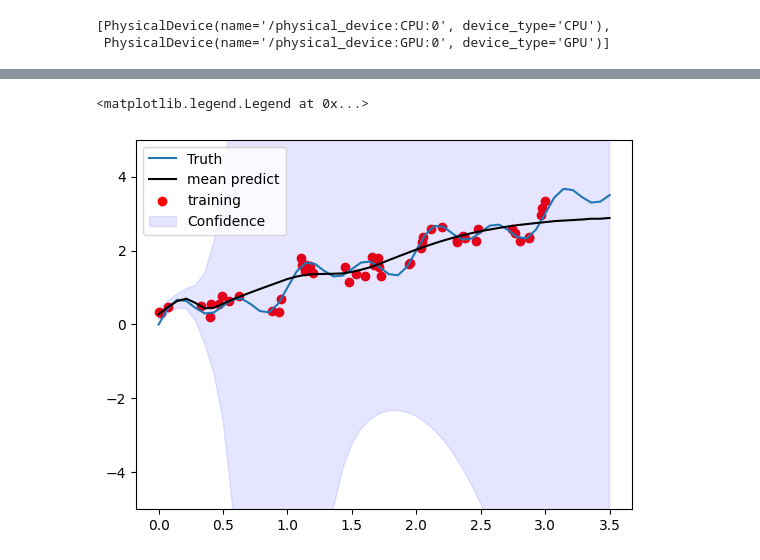
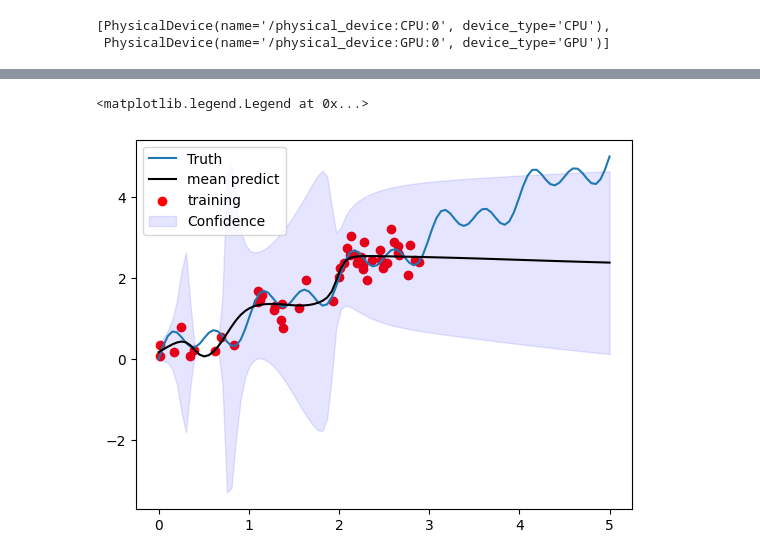
Before and after one commit to csml-beach/DNN-UQ-Code, a Jupyter notebook: 1D_Regression_DNN_UQ_Example.ipynb, the cells around one changed output, grey strips where cells are left out. Drawn from its saved outputs; the diff is of its cells as text; code cells hidden in the pictures.

```diff
--- a/1D_Regression_DNN_UQ_Example.ipynb
+++ b/1D_Regression_DNN_UQ_Example.ipynb
@@ -117,11 +127,13 @@ class MyCustomLoss(tf.keras.losses.Loss):
 # %%
 # Create the model
 model = FeedForwardNN(input_dim, hidden_dim, output_dim)
-model = BDeepONet(input_dim, hidden_dim, output_dim)
+# model = BDeepONet(input_dim, hidden_dim, output_dim)
 
 # Compile the model
 model.compile(optimizer=tf.keras.optimizers.legacy.Adam(learning_rate),
               loss=MyCustomLoss())
+# %%
+model.loss.loss_balance_param =20
 # %%
 model.loss(y_train, model(x_train))
 # %% [output]
@@ -129,6 +141,6 @@ model.loss(y_train, model(x_train))
 # %%
-model.optimizer.learning_rate = 0.005
-epochs = 2000
+model.optimizer.learning_rate = 0.001
+epochs = 1000
 batch_size = 64
 # %%
 # Train the model
@@ -141,28 +153,27 @@ plt.plot(hist.history['loss'])
 # %%
 # def test_model(model, numSamples = 1000):
-numSamples = 50
+numSamples = 100
 
 pi    = np.pi
-X     = tf.cast(np.linspace(start=0, stop=3.5, num=numSamples), dtype='float32')
-Y     = X + 0.3*(tf.math.sin(2*pi*X) + tf.sin(4*pi*X));
+X     = tf.cast(np.linspace(start=0, stop=5, num=numSamples), dtype='float32')
+Y     = f(X)
 X     = tf.reshape(X, (numSamples, input_dim))
 out   = model(X)
 y_pred, log_sigma = tf.unstack(out)
 # %%
 sig = tf.exp(log_sigma)
 fig, ax = plt.subplots()
 ax.plot(X,Y, label = 'Truth')
 ax.plot(X, y_pred, c='k', label = 'mean predict')
 ax.scatter(x_train, y_train, c='r', label = 'training')
 ax.fill_between(tf.squeeze(X), tf.squeeze(y_pred-1*sig),
                 tf.squeeze(y_pred+1*sig), color='b',
                 alpha=.1, label = 'Confidence',
                 interpolate=True)
-ax.axes.set_ylim([-5,5])
 ax.legend()
 # %% [output]
 <matplotlib.legend.Legend at 0x...>
-[figure, old version]
+[figure, new version]
 # %%
 sig
 # %% [output]
```
Also changed, not shown: parts of 7 cells of this notebook.
